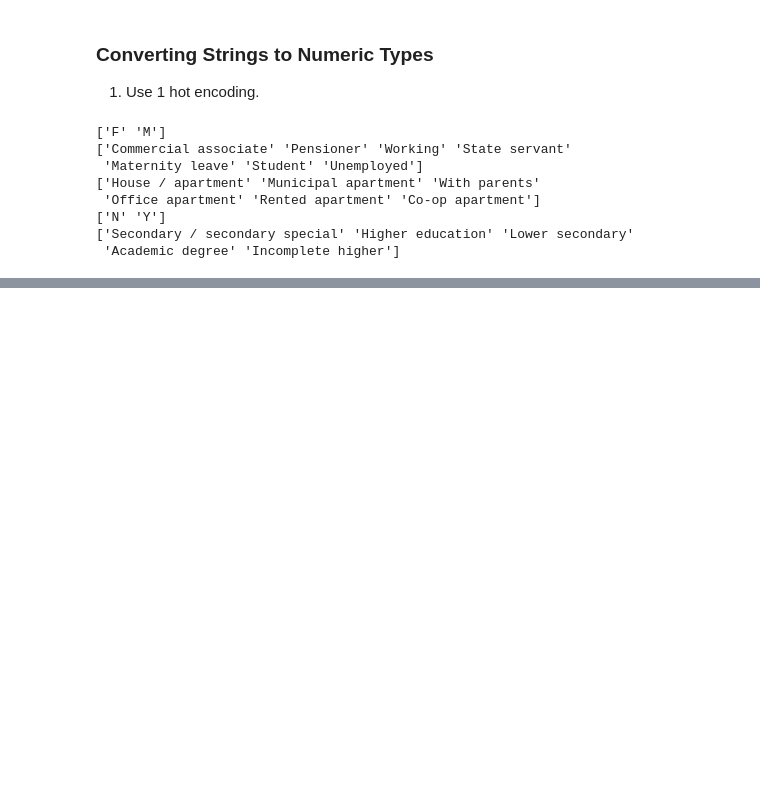
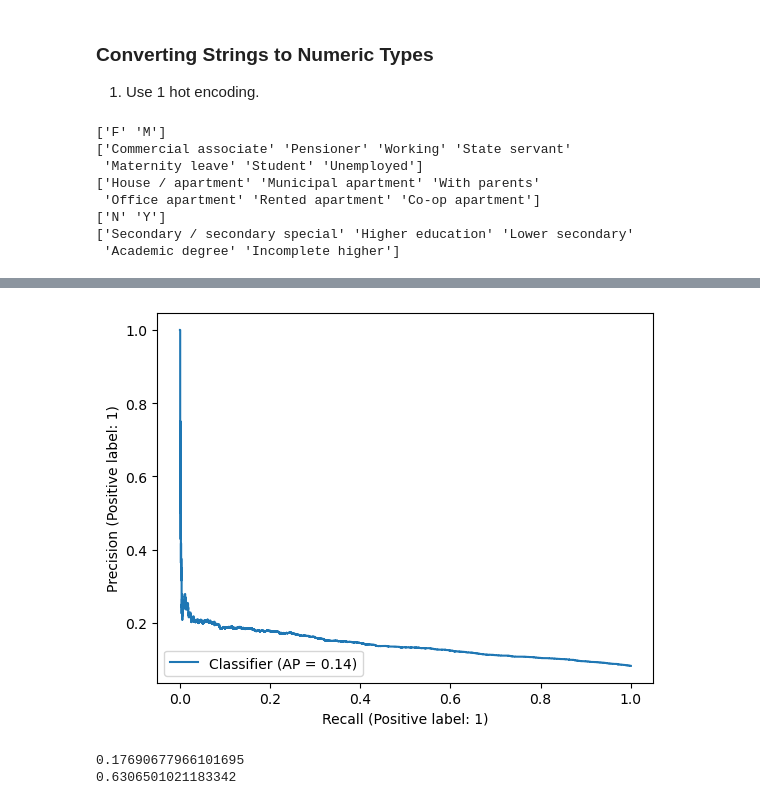
Before and after one commit to HoWeiChin/GA_Capstone, a Jupyter notebook: default-prediction.ipynb, the cells around one changed output, grey strips where cells are left out. Cells and saved outputs as stored; diff of their text form; code cells hidden in the pictures; blank space fills up the shorter version.

Commit message:
PD calculation with L1 Logistic Regression after hypertuning 2.

```diff
--- a/default-prediction.ipynb
+++ b/default-prediction.ipynb
@@ -176,0 +221,22 @@ TODO:
+# %%
+from sklearn.model_selection import GridSearchCV
+
+log_reg = LogisticRegression(penalty='l1', solver='saga')
+hyper_params = {
+    'class_weight': [{1: w} for w in range(10,15)],
+    'C': np.linspace(start = 4, stop = 5, num = 5),
+
+}
+
+validator = GridSearchCV(
+    estimator=log_reg,
+    param_grid=hyper_params,
+    scoring='f1',
+    cv=5,
+    n_jobs=-1,
+    verbose=0
+)
+
+validator.fit(X_train, y_train)
+print(validator.best_params_)
+print(validator.best_score_) #an improvement over f1_score without hyper-parameter tuning.
@@ -176,0 +251,25 @@ TODO:
+# %%
+log_reg_hypertuned = LogisticRegression(
+    penalty='l1', solver='saga', C=4.0, class_weight={1:10})
+# %%
+from sklearn.metrics import PrecisionRecallDisplay, precision_recall_curve
+import matplotlib.pyplot as plt
+
+log_reg_hypertuned.fit(X_train, y_train)
+y_pred = log_reg_hypertuned.predict_proba(X_test)[:, 1]
+
+PrecisionRecallDisplay.from_predictions(y_test, y_pred)
+plt.show()
+# %% [output]
+[figure, added]
+# %%
+pr, rc, threshold = precision_recall_curve(y_test, y_pred)
+
+optimal_threshold = sorted(list(zip(np.abs(pr - rc), threshold)), key=lambda i: i[0], reverse=False)[0][1]
+
+prc_predictions = [1 if i >= optimal_threshold else 0 for i in y_pred]
+print(f1_score(y_test, prc_predictions))
+print(optimal_threshold)
+# %% [output]
+0.17690677966101695
+0.6306501021183342
```
Also changed, not shown: parts of 32 cells of this notebook.
